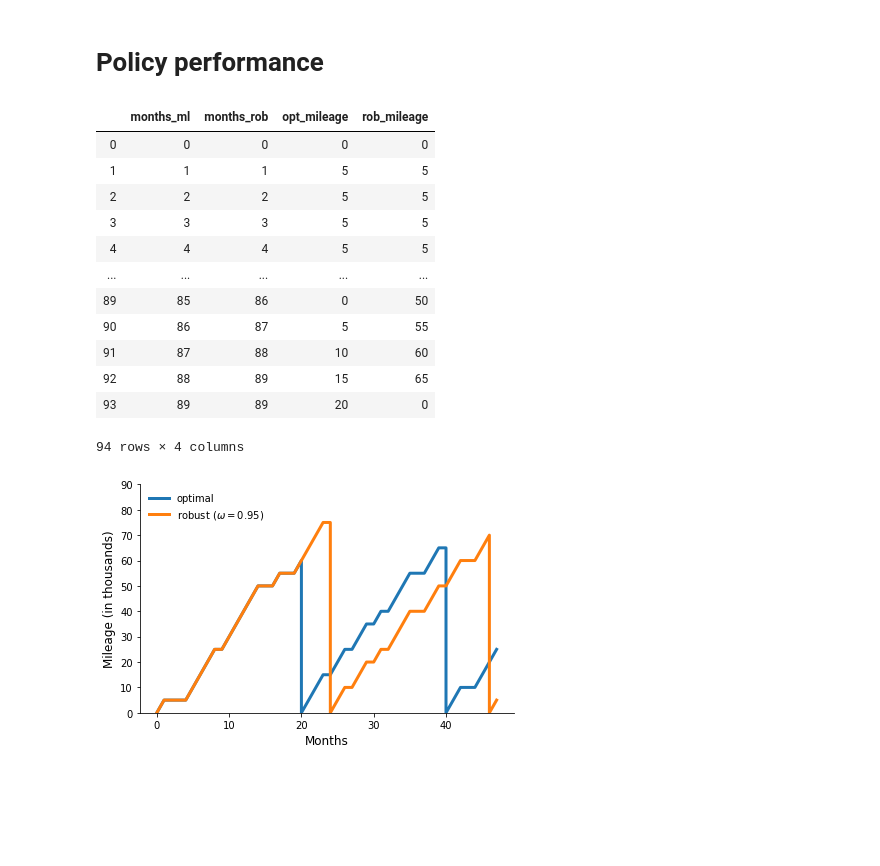
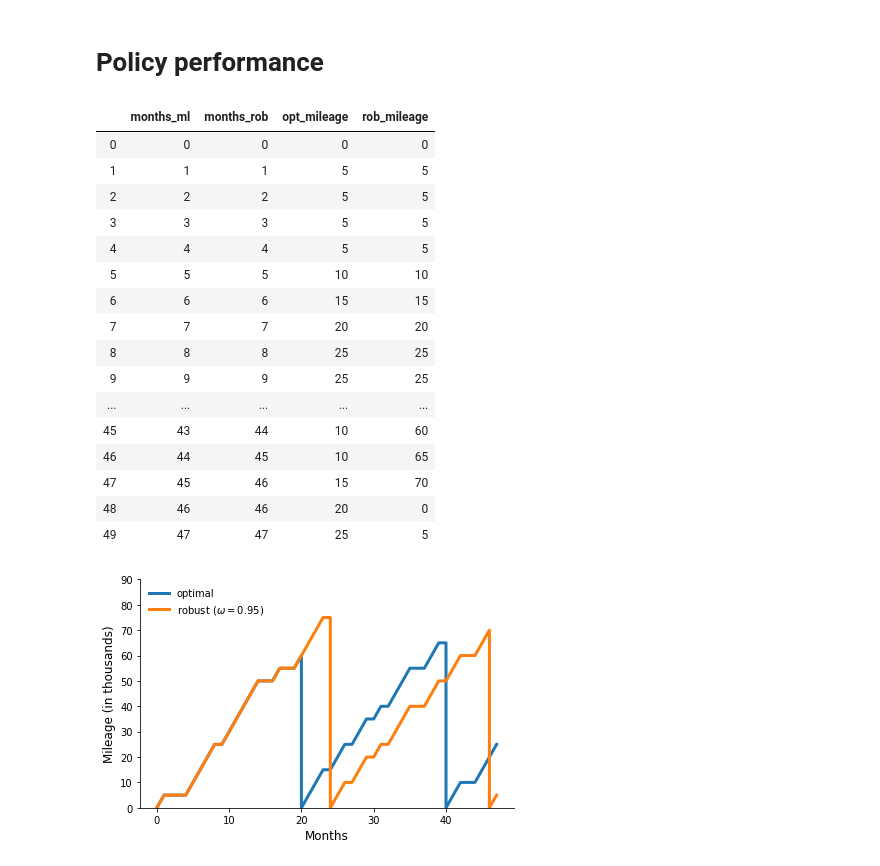
Before and after one commit to robustzurcher/analysis, a Jupyter notebook: notebooks/03_application.ipynb, the cells around one changed output. Saved outputs shown, nothing was run; the diff lists cells and outputs as text; code cells hidden in the pictures; blank space fills up the shorter version.

```diff
--- a/notebooks/03_application.ipynb
+++ b/notebooks/03_application.ipynb
@@ -66,30 +66,33 @@ get_maintenance_probabilities()
 # %%
 max_period = 50
 
 init_dict = {
     "beta": 0.9999,
     "buses": 1,
     "periods": 90,
     "params": [50, 400],
     "seed": 16,
 }
-
-df = get_demonstration_df(init_dict)
+df = get_demonstration_df(init_dict, max_period)
 df
 # %% [output]
 |  | months_ml | months_rob | opt_mileage | rob_mileage |
 | 0 | 0 | 0 | 0 | 0 |
 | 1 | 1 | 1 | 5 | 5 |
 | 2 | 2 | 2 | 5 | 5 |
 | 3 | 3 | 3 | 5 | 5 |
 | 4 | 4 | 4 | 5 | 5 |
+| 5 | 5 | 5 | 10 | 10 |
+| 6 | 6 | 6 | 15 | 15 |
+| 7 | 7 | 7 | 20 | 20 |
+| 8 | 8 | 8 | 25 | 25 |
+| 9 | 9 | 9 | 25 | 25 |
 | ... | ... | ... | ... | ... |
-| 89 | 85 | 86 | 0 | 50 |
-| 90 | 86 | 87 | 5 | 55 |
-| 91 | 87 | 88 | 10 | 60 |
-| 92 | 88 | 89 | 15 | 65 |
-| 93 | 89 | 89 | 20 | 0 |
+| 45 | 43 | 44 | 10 | 60 |
+| 46 | 44 | 45 | 10 | 65 |
+| 47 | 45 | 46 | 15 | 70 |
+| 48 | 46 | 46 | 20 | 0 |
+| 49 | 47 | 47 | 25 | 5 |
-94 rows × 4 columns
 # %%
 get_demonstration(df, max_period)
 # %% [output]
```
Also changed, not shown: parts of 7 cells of this notebook, 6 other files.
